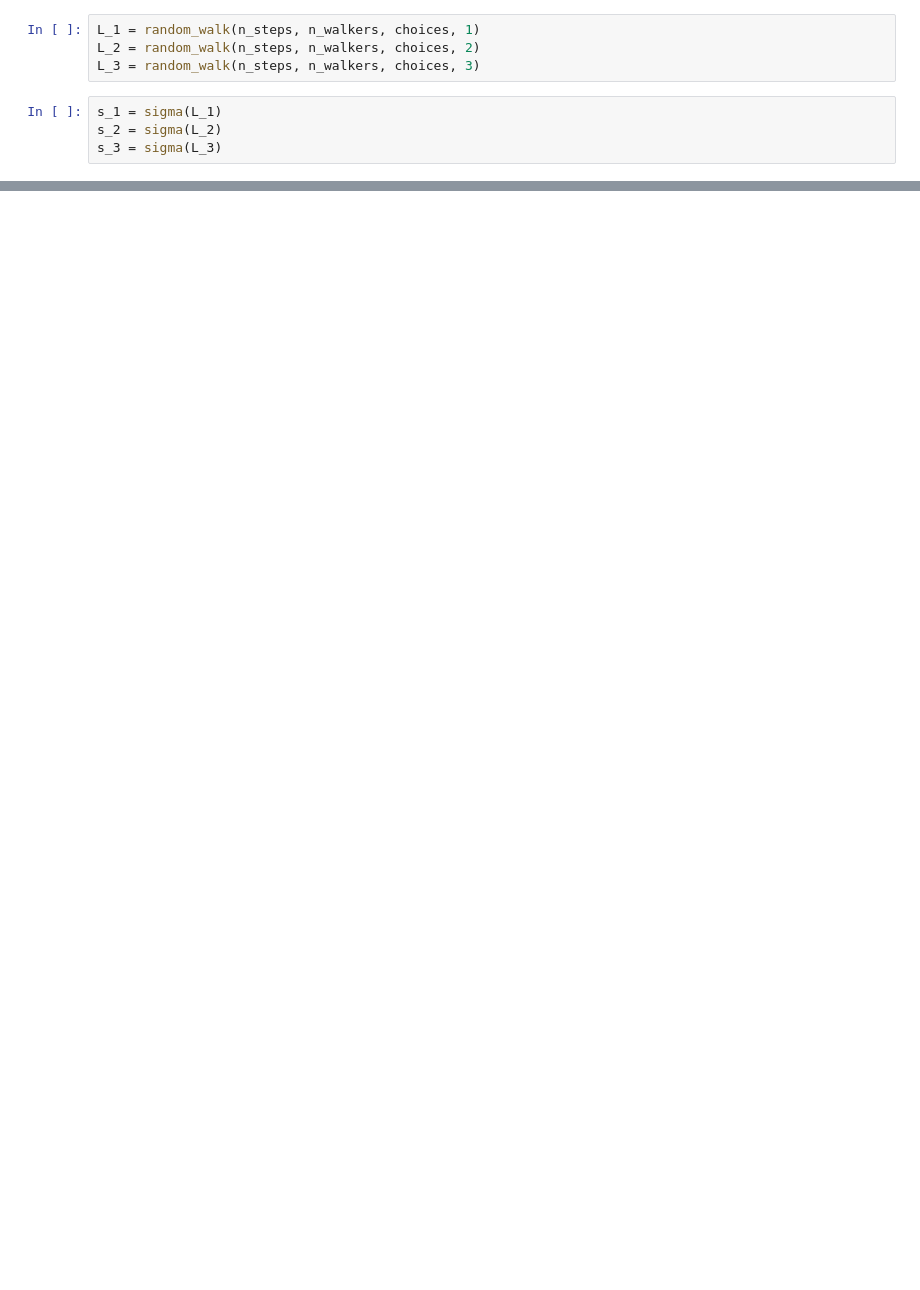
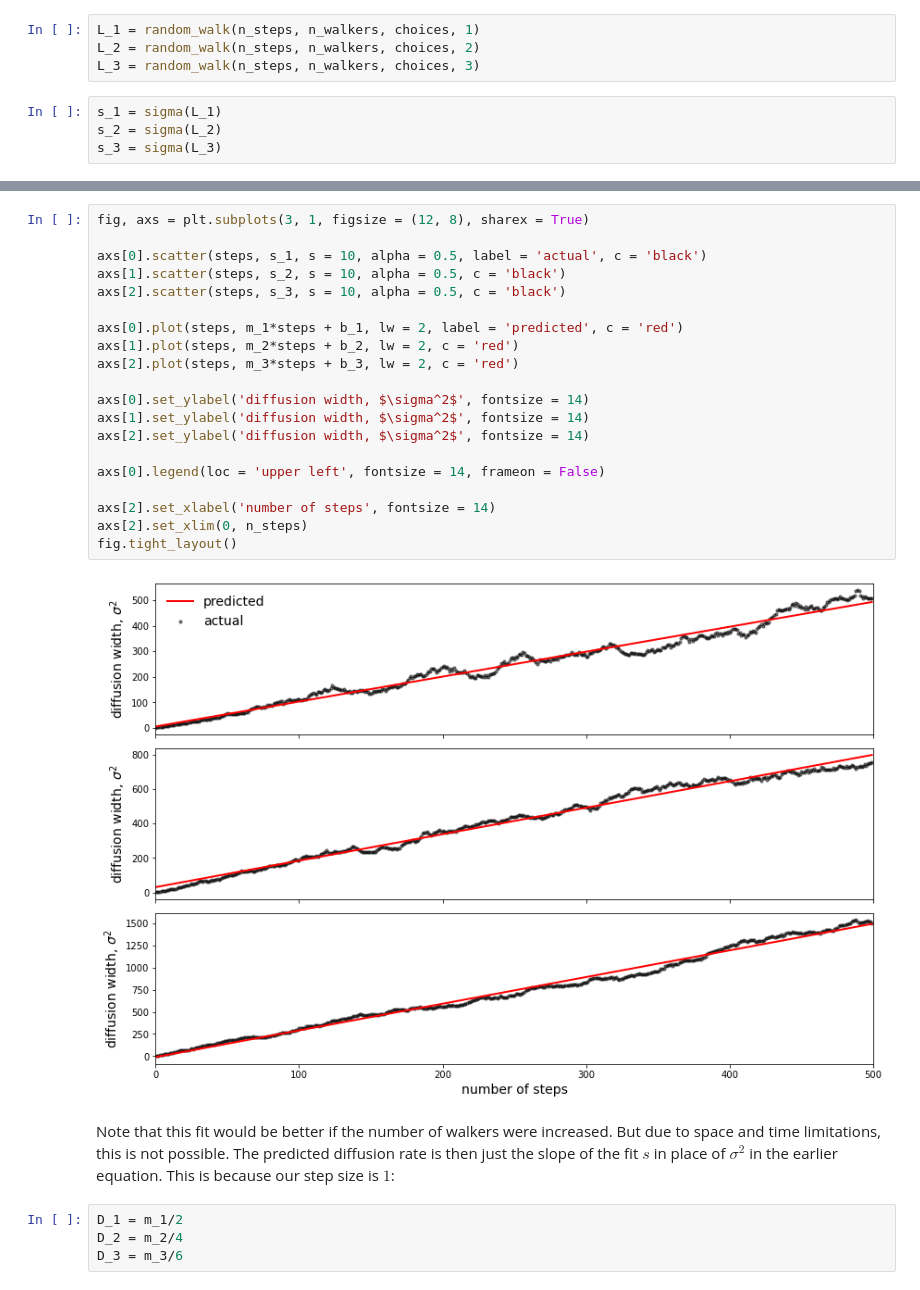
Before and after one commit to ubsuny/tensorflow-probability-k-z-m-r, a Jupyter notebook: Problem1.ipynb, the cells around one changed output, grey strips where cells are left out. Saved outputs shown, nothing was run; the diff lists cells and outputs as text; blank space fills up the shorter version.

```diff
--- a/Problem1.ipynb
+++ b/Problem1.ipynb
@@ -217,0 +186,28 @@ np.linalg.norm(L, ord = 2)
+# %%
+fig, axs = plt.subplots(3, 1, figsize = (12, 8), sharex = True)
+
+axs[0].scatter(steps, s_1, s = 10, alpha = 0.5, label = 'actual', c = 'black')
+axs[1].scatter(steps, s_2, s = 10, alpha = 0.5, c = 'black')
+axs[2].scatter(steps, s_3, s = 10, alpha = 0.5, c = 'black')
+
+axs[0].plot(steps, m_1*steps + b_1, lw = 2, label = 'predicted', c = 'red')
+axs[1].plot(steps, m_2*steps + b_2, lw = 2, c = 'red')
+axs[2].plot(steps, m_3*steps + b_3, lw = 2, c = 'red')
+
+axs[0].set_ylabel('diffusion width, $\sigma^2$', fontsize = 14)
+axs[1].set_ylabel('diffusion width, $\sigma^2$', fontsize = 14)
+axs[2].set_ylabel('diffusion width, $\sigma^2$', fontsize = 14)
+
+axs[0].legend(loc = 'upper left', fontsize = 14, frameon = False)
+
+axs[2].set_xlabel('number of steps', fontsize = 14)
+axs[2].set_xlim(0, n_steps)
+fig.tight_layout()
+# %% [output]
+[figure, added]
+# %% [markdown]
+Note that this fit would be better if the number of walkers were increased.  But due to space and time limitations, this is not possible.  The predicted diffusion rate is then just the slope of the fit $s$ in place of $\sigma^2$ in the earlier equation.  This is because our step size is $1$:
+# %%
+D_1 = m_1/2
+D_2 = m_2/4
+D_3 = m_3/6
```
Also changed, not shown: parts of 25 cells of this notebook.
